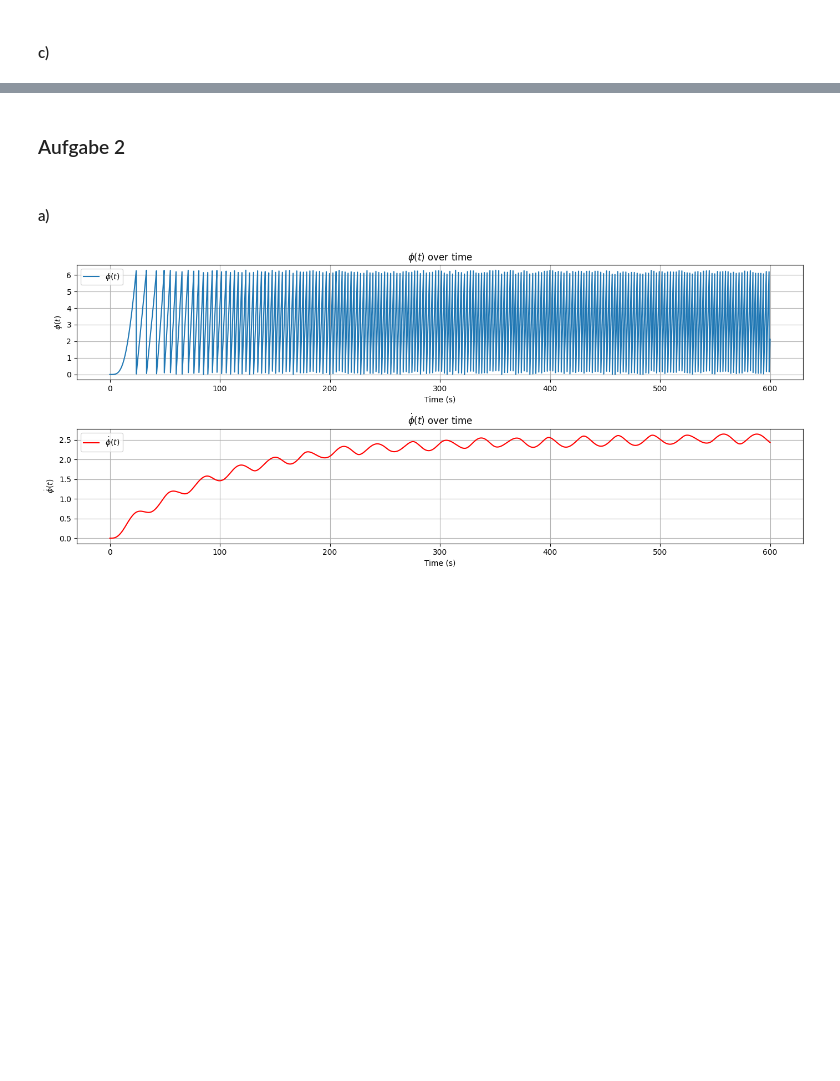
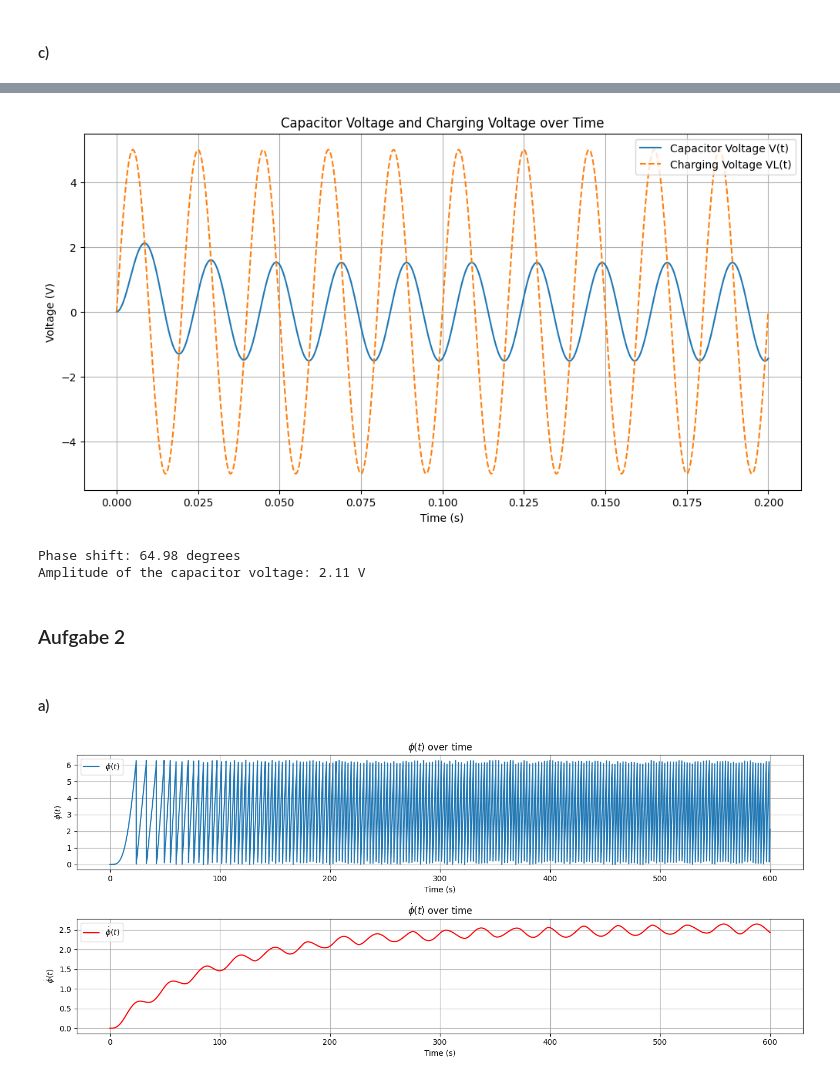
Before and after one commit to OlePearse-Danker/NUS_lab03, a Jupyter notebook: NUS_lab03_Pearse_Danker.ipynb, the cells around one changed output, grey strips where cells are left out. Saved outputs shown, nothing was run; the diff lists cells and outputs as text; code cells hidden in the pictures; blank space fills up the shorter version.

```diff
--- a/NUS_lab03_Pearse_Danker.ipynb
+++ b/NUS_lab03_Pearse_Danker.ipynb
@@ -123,3 +80,60 @@ Phase shift: 20.0000 radians
+# %%
+import numpy as np
+import matplotlib.pyplot as plt
+
+# Parameter
+R = 1  # Ohm
+C = 0.01  # Farad
+VA = 5  # Volt
+omega_L = 100 * np.pi  # 1/s
+h = 5e-6  # Schrittweite in Sekunden
+t_span = (0, 0.2)  # Zeitbereich in Sekunden
+
+# Differentialgleichung mit der Wechselspannung
+def dVdt(t, V, R, C, VA, omega_L):
+    VL_t = VA * np.sin(omega_L * t)
+    return (VL_t - V) / (R * C)
+
+
+# Numerische Lösung mit RK4
+t, V = numkit.awp_rk4(dVdt, t_span, 0, h, R, C, VA, omega_L)
+
+# Ladespannung
+VL = VA * np.sin(omega_L * t)
+
+# Plotten der Ergebnisse
+plt.figure(figsize=(12, 6))
+plt.plot(t, V, label='Capacitor Voltage V(t)')
+plt.plot(t, VL, label='Charging Voltage VL(t)', linestyle='--')
+plt.xlabel('Time (s)')
+plt.ylabel('Voltage (V)')
+plt.title('Capacitor Voltage and Charging Voltage over Time')
+plt.legend()
+plt.grid(True)
+plt.show()
+
+# Bestimmen der Phasenverschiebung und Amplitude
+from scipy.signal import find_peaks
+
+peaks_VL, _ = find_peaks(VL)
+peaks_V, _ = find_peaks(V)
+
+# Phasenverschiebung berechnen
+if len(peaks_VL) > 0 and len(peaks_V) > 0:
+    phase_shift = (t[peaks_V[0]] - t[peaks_VL[0]]) * omega_L
+    phase_shift_deg = np.degrees(phase_shift)
+else:
+    phase_shift_deg = None
+
+# Amplitude der Kondensatorspannung
+amplitude_V = np.max(V)
+
+print(f"Phase shift: {phase_shift_deg:.2f} degrees")
+print(f"Amplitude of the capacitor voltage: {amplitude_V:.2f} V")
+# %% [output]
+[figure, added]
+Phase shift: 64.98 degrees
+Amplitude of the capacitor voltage: 2.11 V
 # %% [markdown]
 ### Aufgabe 2
 # %% [markdown]
```
Also changed, not shown: parts of 2 cells of this notebook.
